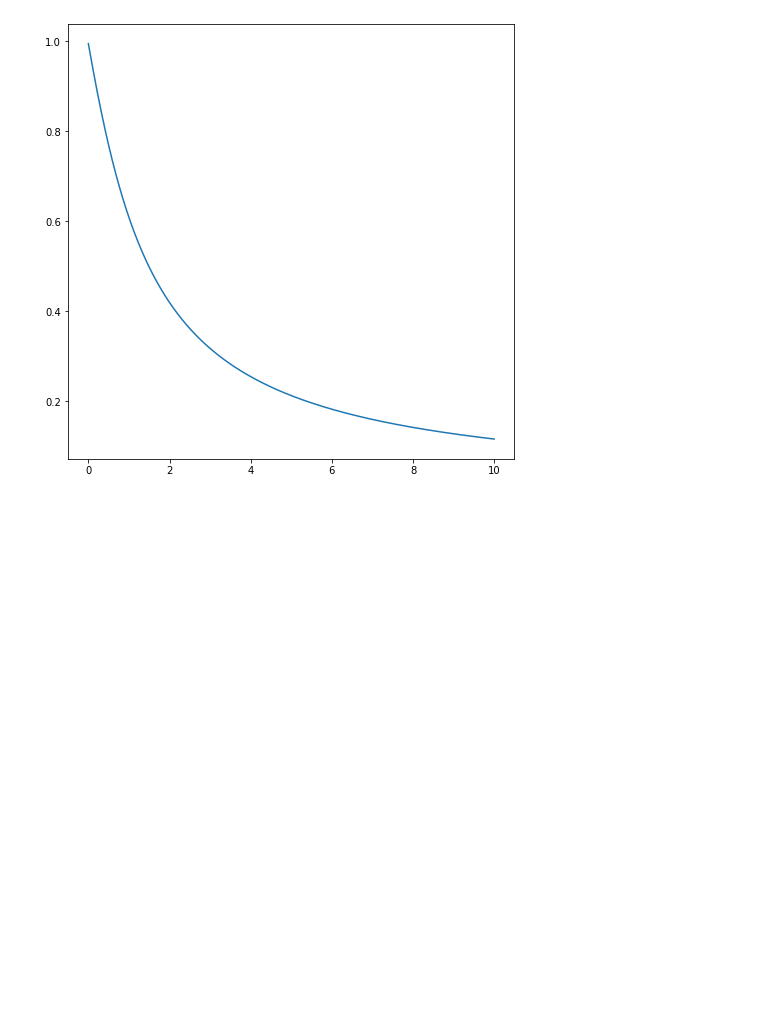
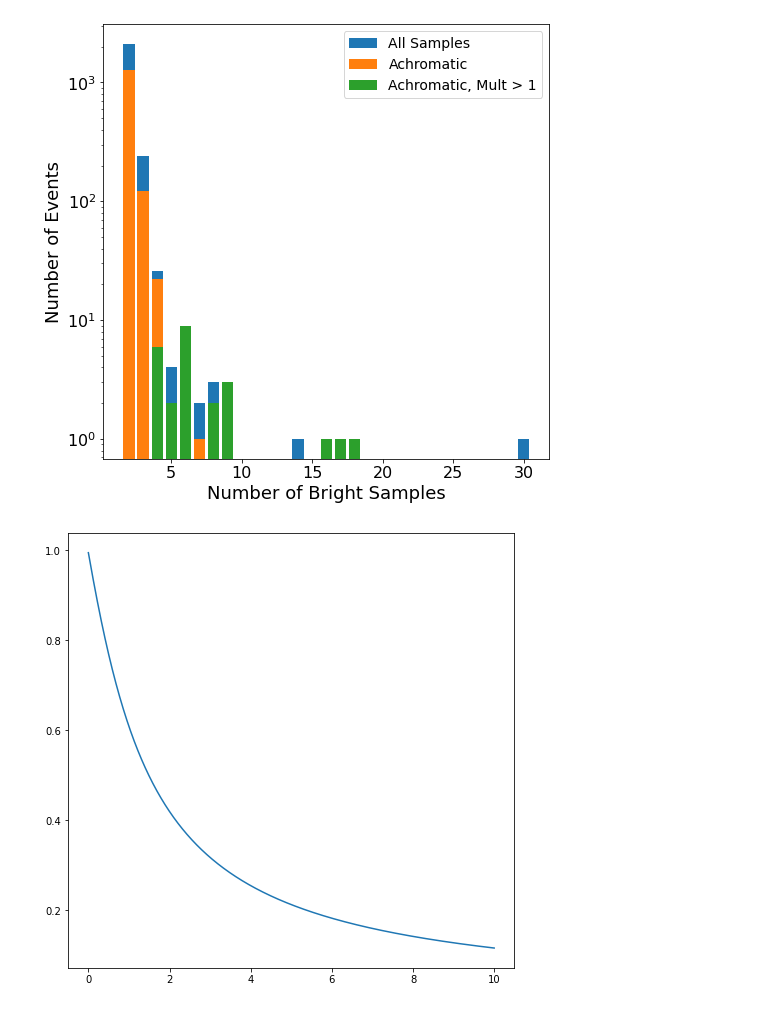
Before and after one commit to adriansh95/StringMicrolensing, a Jupyter notebook: analyze_nsc_lensing_candidates.ipynb, the cells around one changed output. Saved outputs shown, nothing was run; the diff lists cells and outputs as text; code cells hidden in the pictures; blank space fills up the shorter version.

```diff
--- a/analyze_nsc_lensing_candidates.ipynb
+++ b/analyze_nsc_lensing_candidates.ipynb
@@ -166,3 +177,16 @@ plt.close(fig)
+# %%
+fig, ax = plt.subplots(figsize=(8, 8))
+ax.bar(n_distribution.index, n_distribution, label="All Samples")
+ax.bar(n_achromatic_distribution.index, n_achromatic_distribution, label="Achromatic")
+ax.bar(n_achromatic_mult2_distribution.index, n_achromatic_mult2_distribution, label="Achromatic, Mult > 1")
+ax.set_yscale("log")
+ax.legend(loc="upper right", fontsize=14)
+ax.set_xlabel("Number of Bright Samples", fontsize=18)
+ax.set_ylabel("Number of Events", fontsize=18)
+ax.tick_params(labelsize=16)
+plt.show(fig)
+# %% [output]
+[figure, added]
 # %%
 def hubble_z(omega_r, omega_m, omega_k, omega_lam, z):
     result = np.sqrt(omega_m * (1+z)**3 + omega_r * (1+z)**4 + omega_k * (1 + z)**2 + omega_lam)
```
Also changed, not shown: parts of 18 cells of this notebook.
